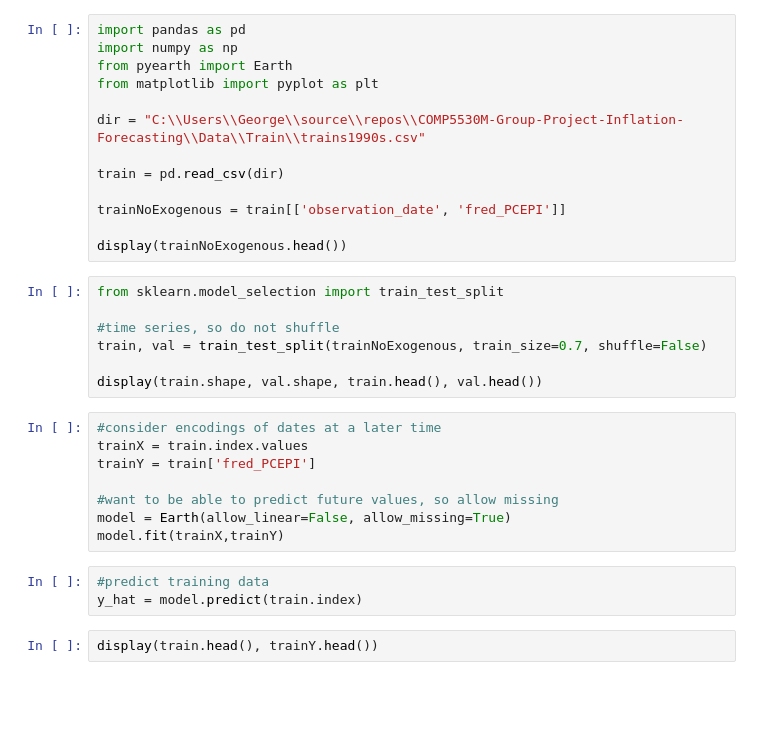
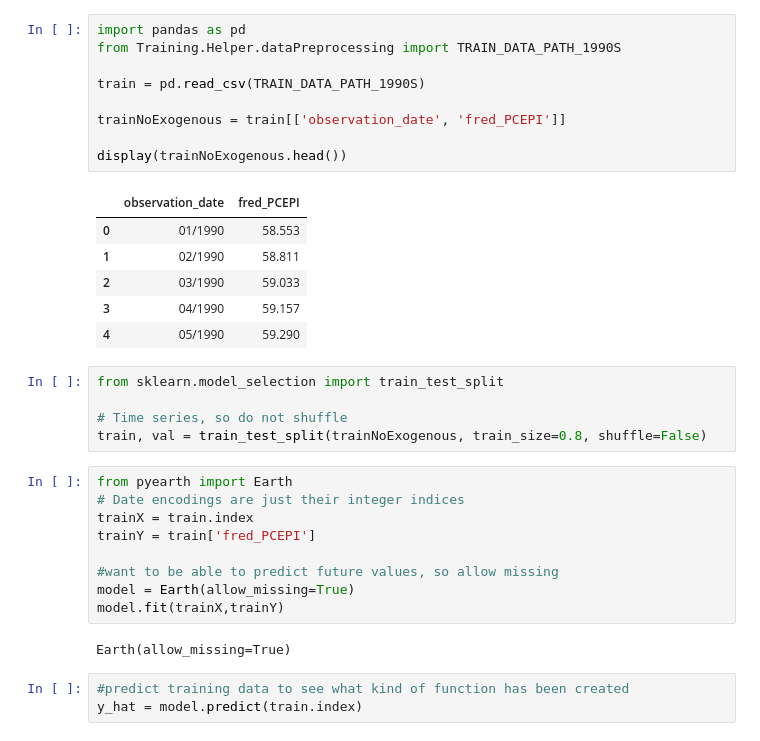
Before and after one commit to sc20geb/COMP5530M-Group-Project-Inflation-Forecasting, a Jupyter notebook: Training/MARS/MARS_Train.ipynb, the cells around one changed output. Drawn from its saved outputs; the diff is of its cells as text; blank space fills up the shorter version.

```diff
--- a/Training/MARS/MARS_Train.ipynb
+++ b/Training/MARS/MARS_Train.ipynb
@@ -1,35 +12,37 @@
 # %%
 import pandas as pd
-import numpy as np
-from pyearth import Earth
-from matplotlib import pyplot as plt
+from Training.Helper.dataPreprocessing import TRAIN_DATA_PATH_1990S
 
-dir = "C:\\Users\\George\\source\\repos\\COMP5530M-Group-Project-Inflation-Forecasting\\Data\\Train\\trains1990s.csv"
-
-train = pd.read_csv(dir)
+train = pd.read_csv(TRAIN_DATA_PATH_1990S)
 
 trainNoExogenous = train[['observation_date', 'fred_PCEPI']]
 
 display(trainNoExogenous.head())
+# %% [output]
+|  | observation_date | fred_PCEPI |
+| 0 | 01/1990 | 58.553 |
+| 1 | 02/1990 | 58.811 |
+| 2 | 03/1990 | 59.033 |
+| 3 | 04/1990 | 59.157 |
+| 4 | 05/1990 | 59.290 |
 # %%
 from sklearn.model_selection import train_test_split
 
-#time series, so do not shuffle
-train, val = train_test_split(trainNoExogenous, train_size=0.7, shuffle=False)
-
-display(train.shape, val.shape, train.head(), val.head())
+# Time series, so do not shuffle
+train, val = train_test_split(trainNoExogenous, train_size=0.8, shuffle=False)
 # %%
-#consider encodings of dates at a later time
-trainX = train.index.values
+from pyearth import Earth
+# Date encodings are just their integer indices
+trainX = train.index
 trainY = train['fred_PCEPI']
 
 #want to be able to predict future values, so allow missing
-model = Earth(allow_linear=False, allow_missing=True)
+model = Earth(allow_missing=True)
 model.fit(trainX,trainY)
+# %% [output]
+Earth(allow_missing=True)
 # %%
-#predict training data
+#predict training data to see what kind of function has been created
 y_hat = model.predict(train.index)
-# %%
-display(train.head(), trainY.head())
 # %%
 print(model.trace())
```
Also changed, not shown: parts of 30 cells of this notebook, 10 other files.
